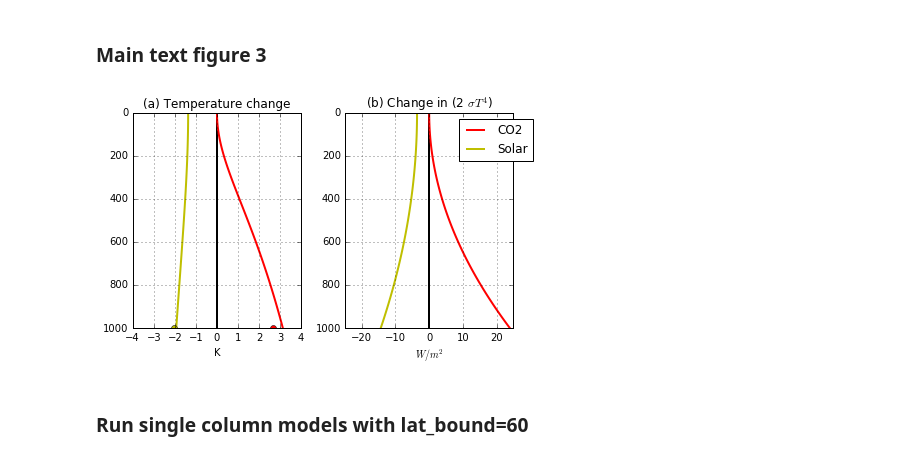
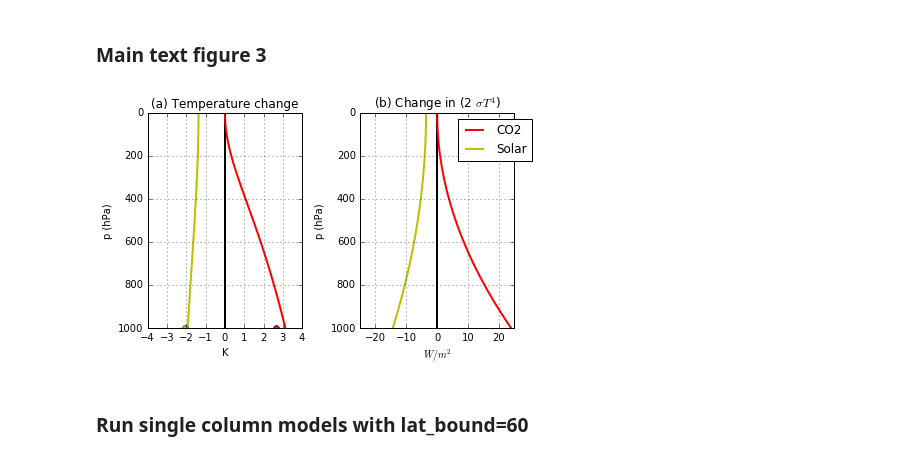
Before and after one commit to matthewjhenry/HM19_SRM, a Jupyter notebook: Henry and Merlis 2019 Solar Radiation Management.ipynb, the cells around one changed output. Drawn from its saved outputs; the diff is of its cells as text; code cells hidden in the pictures.

Commit message:
figure 3

```diff
--- a/Henry and Merlis 2019 Solar Radiation Management.ipynb
+++ b/Henry and Merlis 2019 Solar Radiation Management.ipynb
@@ -393,35 +393,36 @@ print(forc_tau0_rad)
 # %%
 fig = matplotlib.pyplot.gcf()
 fig.set_size_inches(6, 4)
 
 plt.subplot(1,2,1)
 plt.axvline(x=0,color='k',linewidth=2)
 plt.plot(T_rad_co2-T_rad, p, 'r',linewidth=2,label='CO2')
 plt.plot(T_rad_fs-T_rad, p, 'y',linewidth=2,label='Solar')
 plt.plot(Ts_rad_fs-Ts_rad, 1000, 'yo',markersize=6)
 plt.plot(Ts_rad_co2-Ts_rad, 1000, 'ro',markersize=6)
 plt.gca().invert_yaxis()
 plt.xlabel('K')
 plt.xlim([-4,4])
+plt.ylabel('p (hPa)')
 plt.title('(a) Temperature change')
 plt.grid()
 
 plt.subplot(1,2,2)
 plt.axvline(x=0,color='k',linewidth=2)
 plt.plot(2*5.67e-8*T_rad_co2**4-2*5.67e-8*T_rad**4, p, 'r',linewidth=2,label='CO2')
 plt.plot(2*5.67e-8*T_rad_fs**4-2*5.67e-8*T_rad**4, p, 'y',linewidth=2,label='Solar')
 plt.gca().invert_yaxis()
 lgd =plt.legend( bbox_to_anchor=(1.15, 1))
 plt.xlabel('$W/m^2$')
 plt.title('(b) Change in (2 $\sigma T^4$)')
 plt.xlim([-25,25])
-plt.ylabel()
+plt.ylabel('p (hPa)')
 plt.grid()
 fig.tight_layout()
 plt.savefig('fig3.eps', bbox_extra_artists=(lgd,), bbox_inches='tight')
 plt.show()
 # %% [output]
-[figure, old version]
+[figure, new version]
 # %% [markdown]
 ### Run single column models with lat_bound=60
 # %%
```
